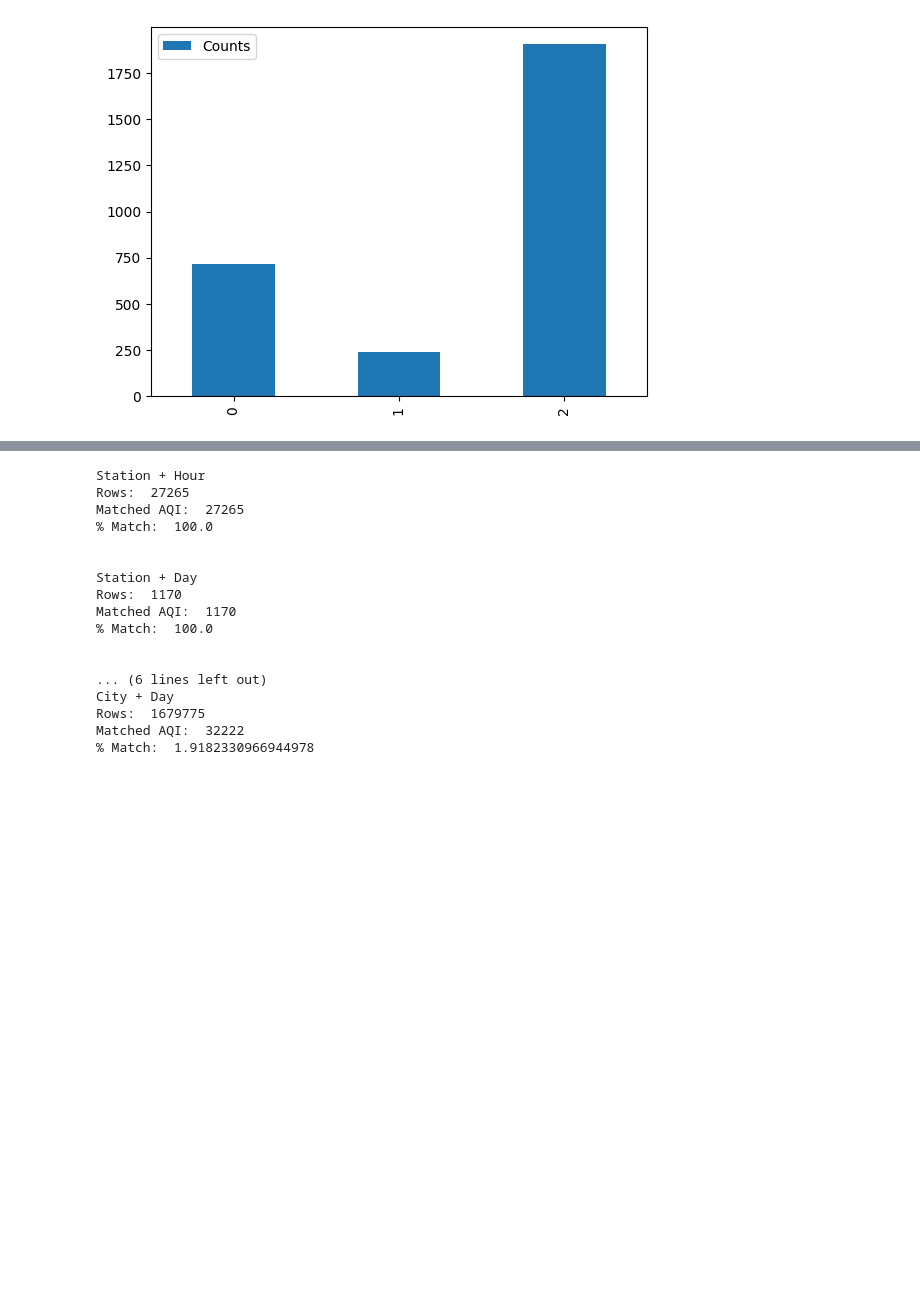
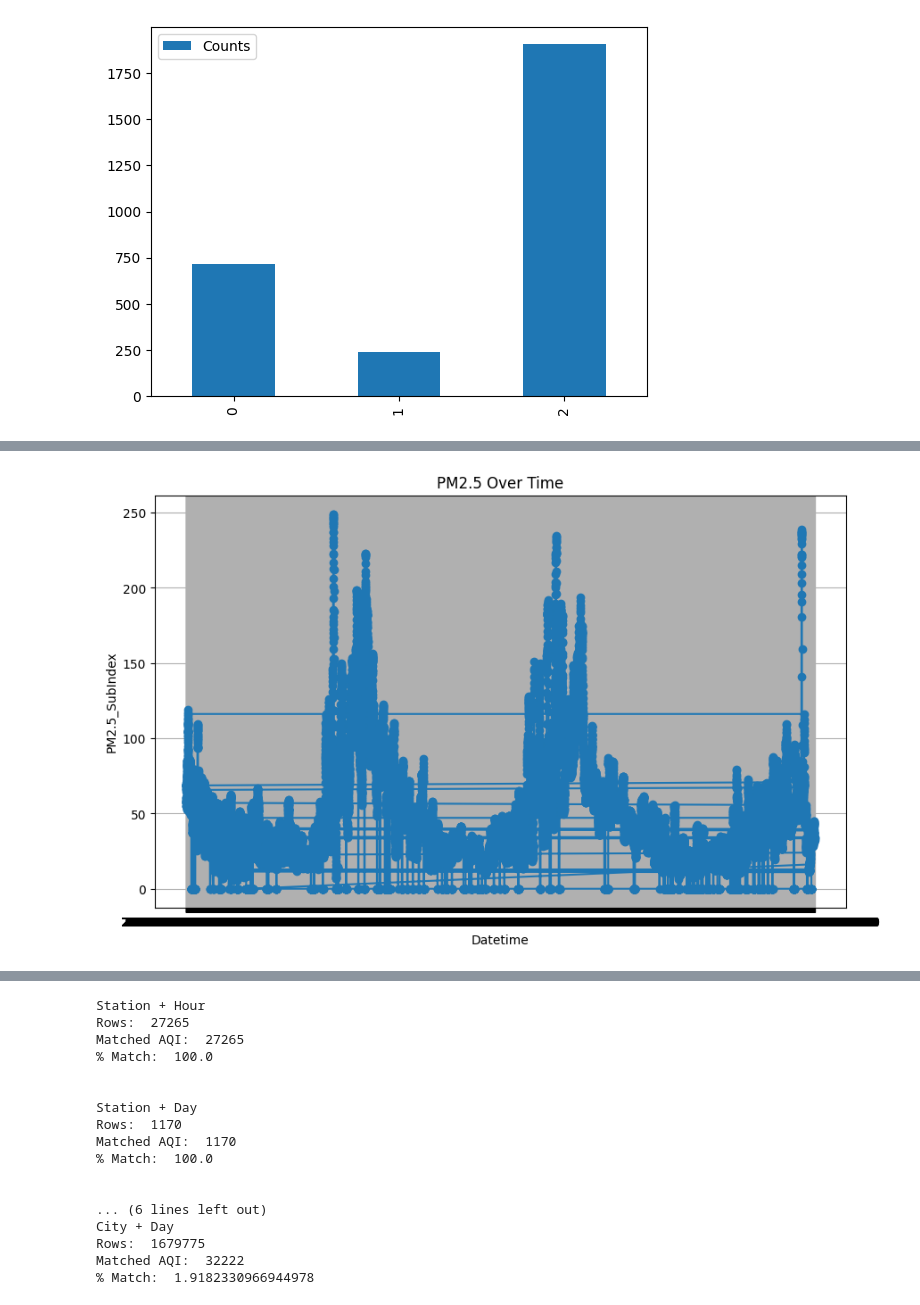
Before and after one commit to WanatchapornS/Data-Preparation-Data-Mining, a Jupyter notebook: Project_Data_Preparation_and_Data_Exploration.ipynb, the cells around one changed output, grey strips where cells are left out. Cells and saved outputs as stored; diff of their text form; code cells hidden in the pictures; blank space fills up the shorter version.

```diff
--- a/Project_Data_Preparation_and_Data_Exploration.ipynb
+++ b/Project_Data_Preparation_and_Data_Exploration.ipynb
@@ -325,0 +367,11 @@ C2[C2["StationId"] == "KL007"].plot(kind='bar')
+# %%
+T_PM25 = AQI_com[['Datetime','PM2.5_SubIndex']]
+plt.figure(figsize=(10, 6))
+plt.plot(T_PM25['Datetime'], T_PM25['PM2.5_SubIndex'], marker='o', linestyle='-')
+plt.title('PM2.5 Over Time')
+plt.xlabel('Datetime')
+plt.ylabel('PM2.5_SubIndex')
+plt.grid(True)
+plt.show()
+# %% [output]
+[figure, added]
```
Also changed, not shown: parts of 12 cells of this notebook.
